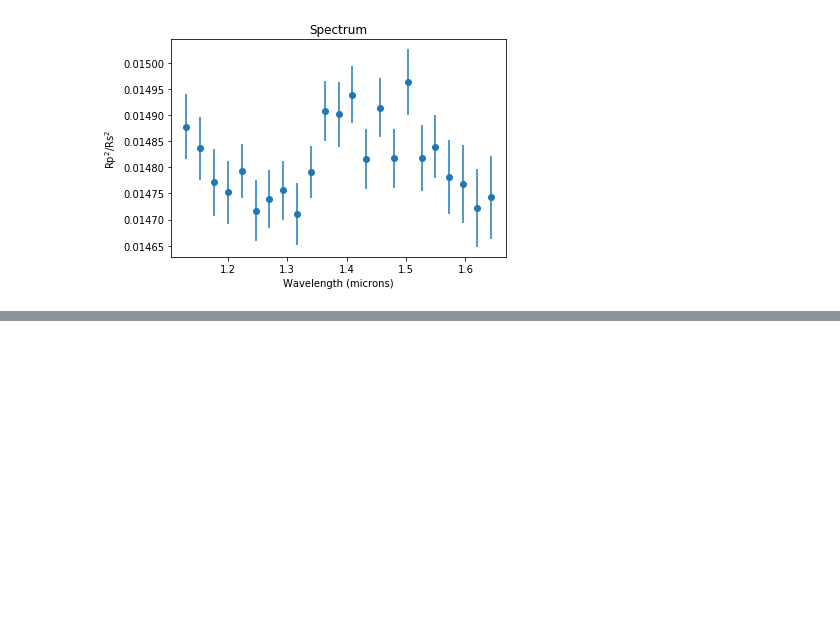
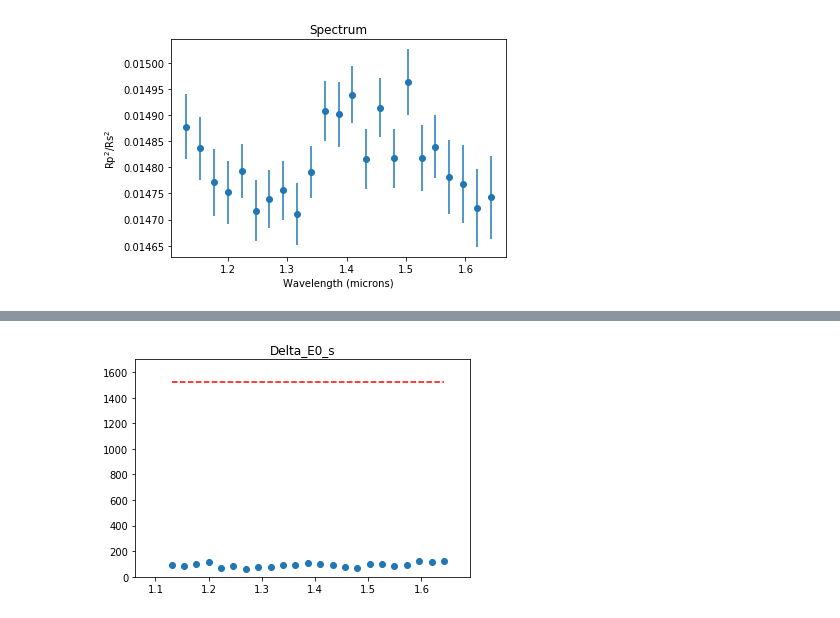
Before and after one commit to Bobpjjacobs/hstscan, a Jupyter notebook: Example fitting with ramp model.ipynb, the cells around one changed output, grey strips where cells are left out. Saved outputs shown, nothing was run; the diff lists cells and outputs as text; code cells hidden in the pictures; blank space fills up the shorter version.

```diff
--- a/Example fitting with ramp model.ipynb
+++ b/Example fitting with ramp model.ipynb
@@ -686,0 +729,11 @@ Text(0.5,0,'Wavelength (microns)')
+# %%
+#This one may be relatively low, but if they're lower than 1, that's wrong.
+fig = plt.figure()
+plt.plot([bins_avg_wave[0], bins_avg_wave[-1]], [1525.38, 1525.38], '--', color='r')
+plt.errorbar(bins_avg_wave, np.array(opt_cs)[:,15], yerr=np.array(err_cs)[:,15], fmt='o')
+plt.title('Delta_E0_s')
+plt.gca().set_xlim(0.94*bins_avg_wave[0], bins_avg_wave[-1]*1.03)
+plt.gca().set_ylim(0, 1700)
+plt.show()
+# %% [output]
+[figure, added]
```
Also changed, not shown: parts of 5 cells of this notebook, 2 other files.
